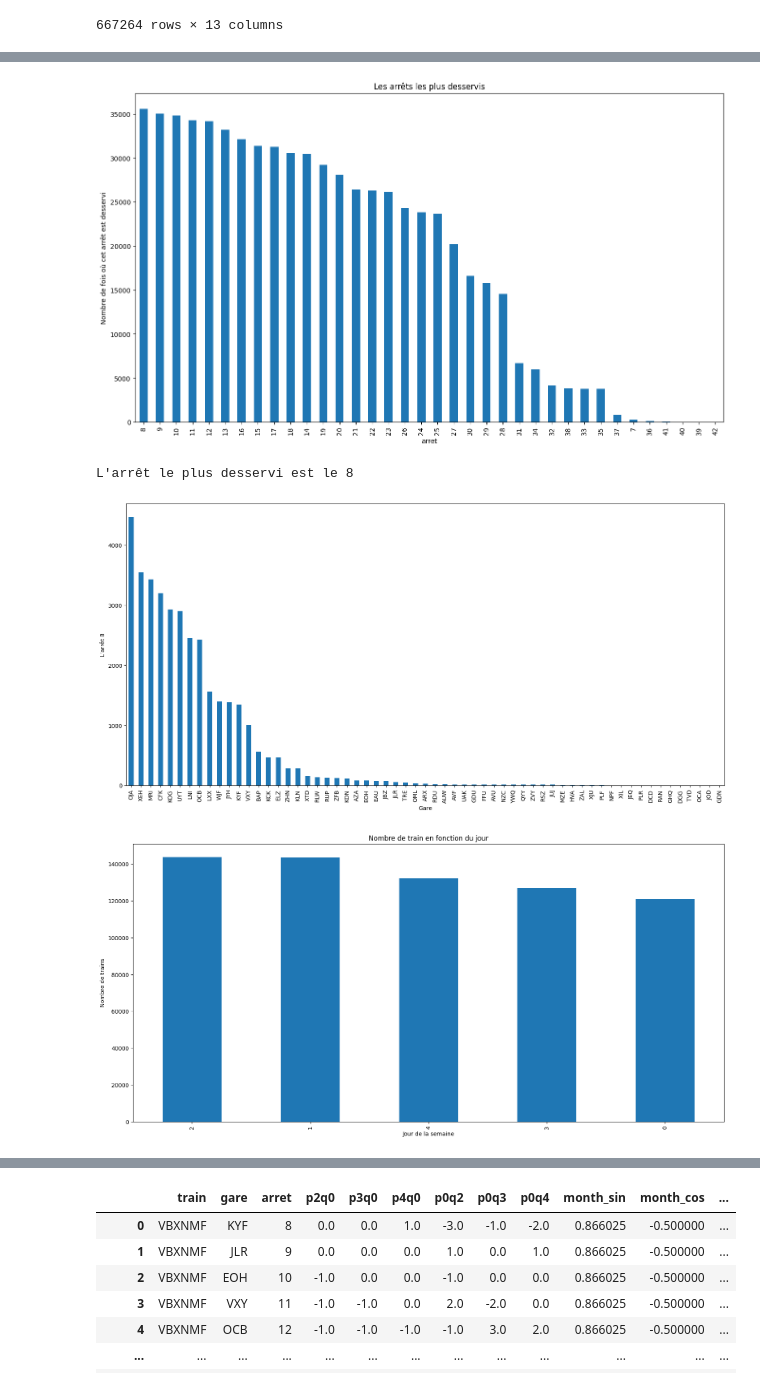
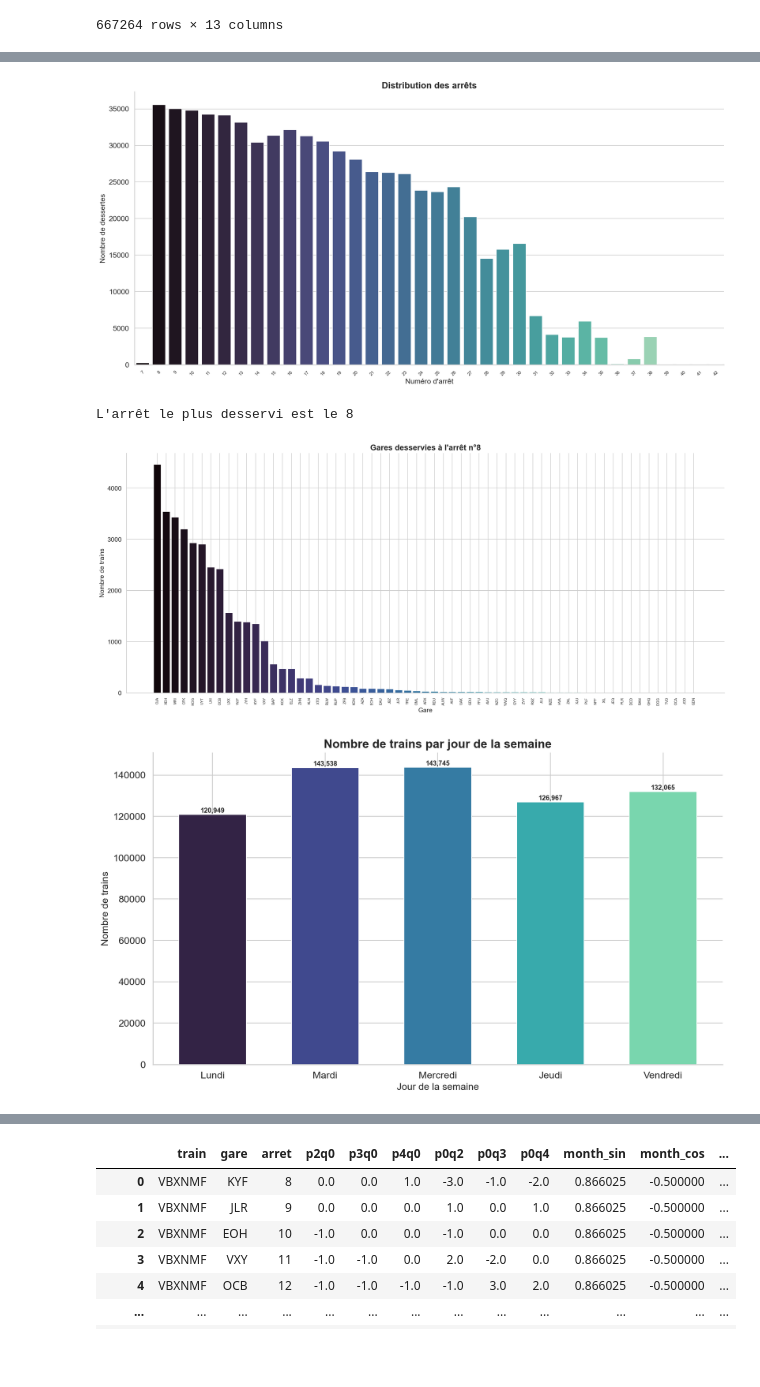
Before and after one commit to motawassimlahmadi/SNCF_DataChallenge166, a Jupyter notebook: notebooks/experiment.ipynb, the cells around one changed output, grey strips where cells are left out. Drawn from its saved outputs; the diff is of its cells as text; code cells hidden in the pictures; blank space fills up the shorter version.

```diff
--- a/notebooks/experiment.ipynb
+++ b/notebooks/experiment.ipynb
@@ -7,6 +7,22 @@ import pandas as pd
 import matplotlib.pyplot as plt
 import seaborn as sns
 import os
+
+# Style global amélioré
+sns.set_theme(style="whitegrid", font_scale=1.2)
+plt.rcParams.update({
+    "figure.dpi": 150,
+    "savefig.dpi": 200,
+    "savefig.bbox": "tight",
+    "font.family": "sans-serif",
+    "axes.titlesize": 16,
+    "axes.titleweight": "bold",
+    "axes.labelsize": 13,
+})
+
+PALETTE = sns.color_palette("mako", 12)
+SAVE_DIR = "../DataViz"
+os.makedirs(SAVE_DIR, exist_ok=True)
 # %% [markdown]
 ## X_TRAIN - VIZ
 # %%
@@ -112,27 +141,39 @@ x_train[(x_train["train"] == "PBYUMJ") & (x_train["gare"] == "JLR")] # Le train
 | 98693 | 98693 | 98693 | PBYUMJ | JLR | 2023-05-09 | 12 | 0.0 | 0.0 | 0.0 | 0.0 | ... |
 | 236402 | 236402 | 236402 | PBYUMJ | JLR | 2023-06-06 | 23 | 0.0 | 0.0 | 0.0 | 0.0 | ... |
 # %%
-plt.figure(figsize=(16,9))
-
-x_train["arret"].value_counts().plot(kind="bar")
-plt.title("Les arrêts les plus desservis")
-plt.ylabel("Nombre de fois où cet arrêt est desservi")
+fig, ax = plt.subplots(figsize=(16, 8))
+arret_counts = x_train["arret"].value_counts().sort_index()
+sns.barplot(x=arret_counts.index.astype(str), y=arret_counts.values, palette="mako", edgecolor="white", ax=ax)
+ax.set_title("Distribution des arrêts")
+ax.set_xlabel("Numéro d'arrêt")
+ax.set_ylabel("Nombre de dessertes")
+ax.set_xticklabels(ax.get_xticklabels(), rotation=45, fontsize=8)
+ax.spines[["top", "right"]].set_visible(False)
+fig.tight_layout()
+fig.savefig(f"{SAVE_DIR}/03_distribution_arrets.png")
 plt.show()
 
 most_served_stop = x_train['arret'].value_counts().sort_values(ascending=False).index[0]
-
 print(f"L'arrêt le plus desservi est le {most_served_stop}")
 # %% [output]
-[figure, old version]
+[figure, new version]
 L'arrêt le plus desservi est le 8
 # %%
-plt.figure(figsize=(19,9))
-x_train[x_train["arret"] == 8]["gare"].value_counts().plot(kind="bar")
-plt.xlabel("Gare")
-plt.ylabel("L'arrêt 8")
+fig, ax = plt.subplots(figsize=(18, 8))
+arret8 = x_train[x_train["arret"] == 8]["gare"].value_counts()
+colors = sns.color_palette("mako", len(arret8))
+ax.bar(range(len(arret8)), arret8.values, color=colors, edgecolor="white", linewidth=0.3)
+ax.set_xticks(range(len(arret8)))
+ax.set_xticklabels(arret8.index, rotation=90, fontsize=7)
+ax.set_title("Gares desservies à l'arrêt n°8")
+ax.set_xlabel("Gare")
+ax.set_ylabel("Nombre de trains")
+ax.spines[["top", "right"]].set_visible(False)
+fig.tight_layout()
+fig.savefig(f"{SAVE_DIR}/04_gares_arret8.png")
 plt.show()
 # %% [output]
-[figure, old version]
+[figure, new version]
 # %%
 x_train["date"]  = pd.to_datetime(x_train["date"])
 # %%
@@ -141,13 +182,20 @@ x_train["month"] = x_train["date"].dt.month
 x_train["day"] = x_train["date"].dt.day
 x_train["day_of_week"] = x_train["date"].dt.dayofweek
 # %%
-plt.figure(figsize=(19,9))
-
-x_train["day_of_week"].value_counts().plot(kind="bar")
-plt.title("Nombre de train en fonction du jour")
-plt.xlabel("Jour de la semaine")
-plt.ylabel("Nombre de trains")
+fig, ax = plt.subplots(figsize=(12, 7))
+jours = {0: "Lundi", 1: "Mardi", 2: "Mercredi", 3: "Jeudi", 4: "Vendredi", 5: "Samedi", 6: "Dimanche"}
+dow_counts = x_train["day_of_week"].value_counts().sort_index()
+labels = [jours.get(d, str(d)) for d in dow_counts.index]
+bars = ax.bar(labels, dow_counts.values, color=sns.color_palette("mako", len(dow_counts)), edgecolor="white", width=0.6)
+ax.set_title("Nombre de trains par jour de la semaine")
+ax.set_xlabel("Jour de la semaine")
+ax.set_ylabel("Nombre de trains")
+ax.spines[["top", "right"]].set_visible(False)
+for bar, v in zip(bars, dow_counts.values):
+    ax.text(bar.get_x() + bar.get_width()/2, v + 200, f"{v:,}", ha="center", va="bottom", fontsize=9, fontweight="bold")
+fig.tight_layout()
+fig.savefig(f"{SAVE_DIR}/05_trains_par_jour.png")
 plt.show()
 # %% [output]
-[figure, old version]
+[figure, new version]
 # %%
```
Also changed, not shown: parts of 8 cells of this notebook, 10 other files.
